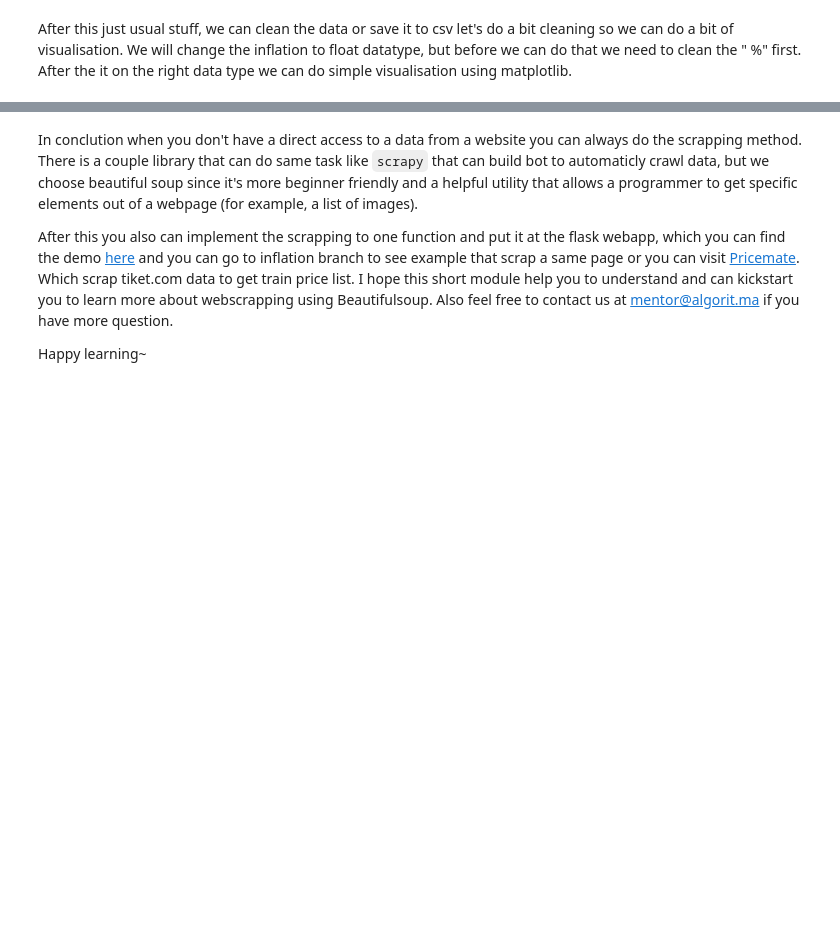
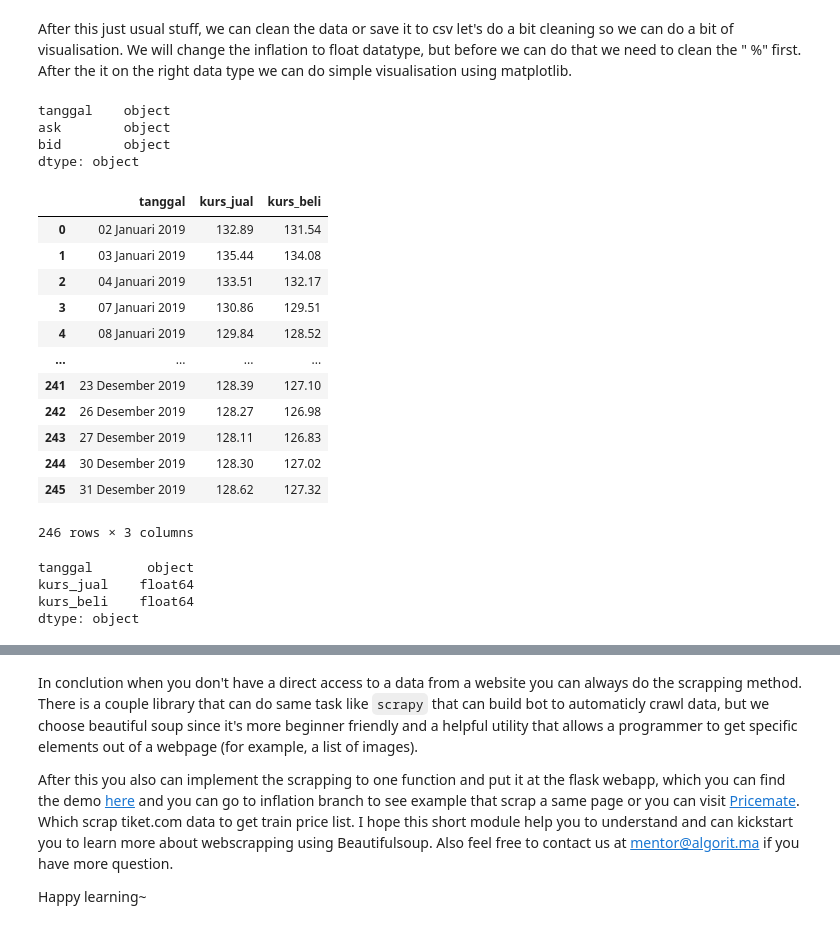
Before and after one commit to ronniegoei/algo_webscrap, a Jupyter notebook: Webscrapping using BeautifulSoup.ipynb, the cells around one changed output, grey strips where cells are left out. Cells and saved outputs as stored; diff of their text form; code cells hidden in the pictures; blank space fills up the shorter version.

```diff
--- a/Webscrapping using BeautifulSoup.ipynb
+++ b/Webscrapping using BeautifulSoup.ipynb
@@ -204,2 +241,38 @@ df.head()
 # %% [markdown]
 After this just usual stuff, we can clean the data or save it to csv let's do a bit cleaning so we can do a bit of visualisation. We will change the inflation to float datatype, but before we can do that we need to clean the " %" first. After the it on the right data type we can do simple visualisation using matplotlib.
+# %%
+#crosscheck jenis data
+df.dtypes
+# %% [output]
+tanggal    object
+ask        object
+bid        object
+dtype: object
+# %%
+#mengubah tanda koma jadi titik pada nilai kurs jual dan beli
+df['kurs_jual'] = df['kurs_jual'].str.replace(",",".")
+df['kurs_beli'] = df['kurs_beli'].str.replace(",",".")
+df
+# %% [output]
+|  | tanggal | kurs_jual | kurs_beli |
+| 0 | 02 Januari 2019 | 132.89 | 131.54 |
+| 1 | 03 Januari 2019 | 135.44 | 134.08 |
+| 2 | 04 Januari 2019 | 133.51 | 132.17 |
+| 3 | 07 Januari 2019 | 130.86 | 129.51 |
+| 4 | 08 Januari 2019 | 129.84 | 128.52 |
+| ... | ... | ... | ... |
+| 241 | 23 Desember 2019 | 128.39 | 127.10 |
+| 242 | 26 Desember 2019 | 128.27 | 126.98 |
+| 243 | 27 Desember 2019 | 128.11 | 126.83 |
+| 244 | 30 Desember 2019 | 128.30 | 127.02 |
+| 245 | 31 Desember 2019 | 128.62 | 127.32 |
+246 rows × 3 columns
+# %%
+#karena angka titik, jadi diganti float saja. biar oke.
+df[['kurs_jual','kurs_beli']] = df[['kurs_jual','kurs_beli']].astype('float64')
+df.dtypes
+# %% [output]
+tanggal       object
+kurs_jual    float64
+kurs_beli    float64
+dtype: object
```
Also changed, not shown: parts of 14 cells of this notebook, 6 other files.
